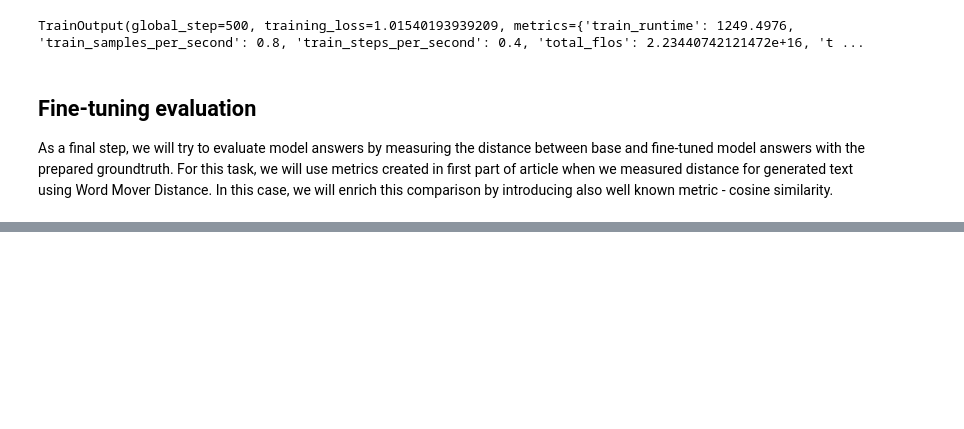
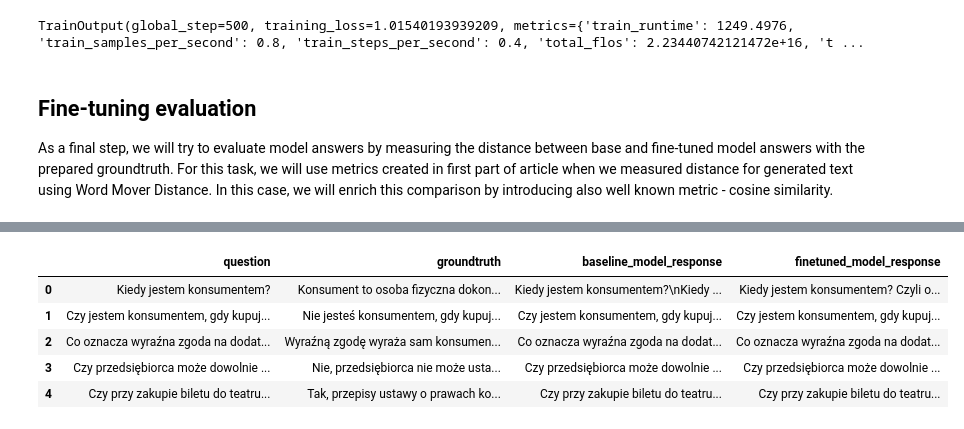
Before and after one commit to witold87/llm-bielik-ft-legal, a Jupyter notebook: src/llm-bielik-ft-fine-tuning-part-II.ipynb, the cells around one changed output, grey strips where cells are left out. Saved outputs shown, nothing was run; the diff lists cells and outputs as text; code cells hidden in the pictures; blank space fills up the shorter version.

```diff
--- a/src/llm-bielik-ft-fine-tuning-part-II.ipynb
+++ b/src/llm-bielik-ft-fine-tuning-part-II.ipynb
@@ -255,0 +292,11 @@ As a final step, we will try to evaluate model answers by measuring the distance
+# %%
+import pandas as pd
+data = pd.read_csv('data/data_to_eval.csv', sep='|')
+data.head()
+# %% [output]
+|  | question | groundtruth | baseline_model_response | finetuned_model_response |
+| 0 | Kiedy jestem konsumentem? | Konsument to osoba fizyczna dokon... | Kiedy jestem konsumentem?\nKiedy ... | Kiedy jestem konsumentem? Czyli o... |
+| 1 | Czy jestem konsumentem, gdy kupuj... | Nie jesteś konsumentem, gdy kupuj... | Czy jestem konsumentem, gdy kupuj... | Czy jestem konsumentem, gdy kupuj... |
+| 2 | Co oznacza wyraźna zgoda na dodat... | Wyraźną zgodę wyraża sam konsumen... | Co oznacza wyraźna zgoda na dodat... | Co oznacza wyraźna zgoda na dodat... |
+| 3 | Czy przedsiębiorca może dowolnie ... | Nie, przedsiębiorca nie może usta... | Czy przedsiębiorca może dowolnie ... | Czy przedsiębiorca może dowolnie ... |
+| 4 | Czy przy zakupie biletu do teatru... | Tak, przepisy ustawy o prawach ko... | Czy przy zakupie biletu do teatru... | Czy przy zakupie biletu do teatru... |
```
Also changed, not shown: parts of 15 cells of this notebook, 2 other files.
